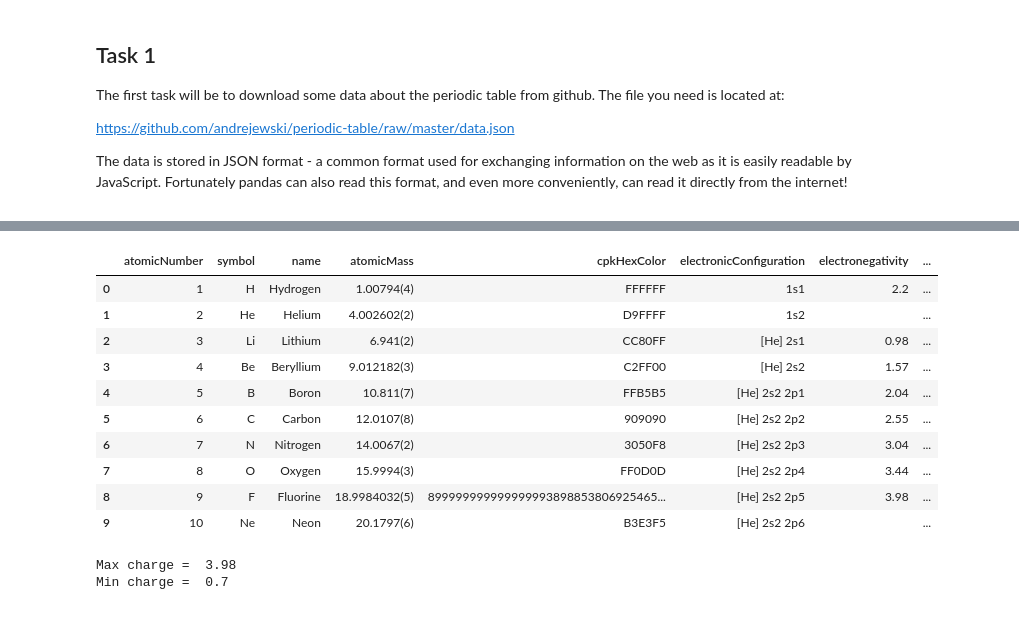
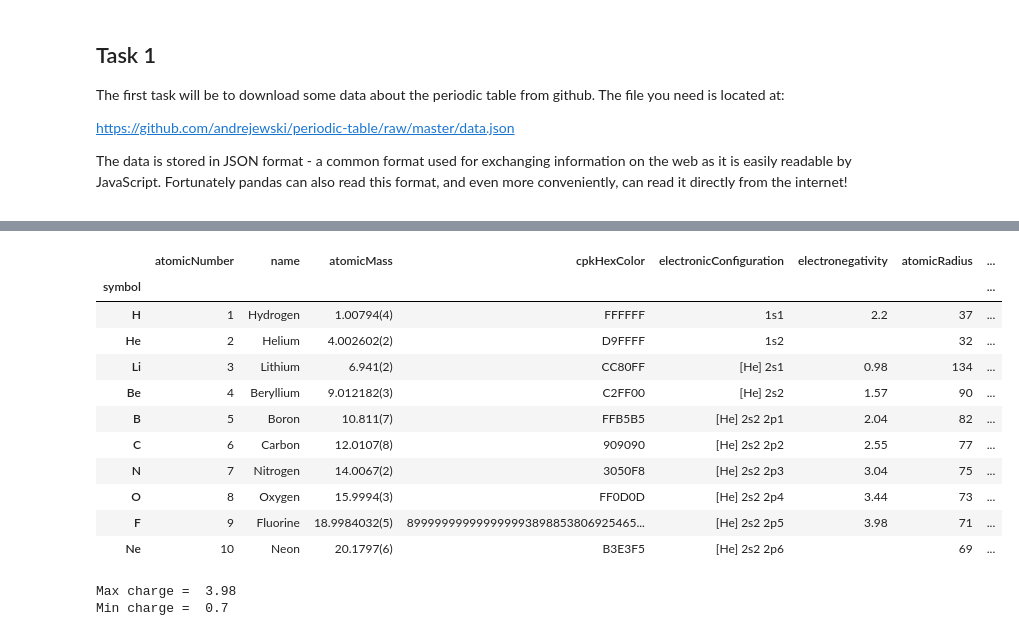
Before and after one commit to JoeyBream/python-challenges-2, a Jupyter notebook: PHYS2320 Lab 6.ipynb, the cells around one changed output, grey strips where cells are left out. Cells and saved outputs as stored; diff of their text form; code cells hidden in the pictures.

```diff
--- a/PHYS2320 Lab 6.ipynb
+++ b/PHYS2320 Lab 6.ipynb
@@ -333,20 +345,21 @@ The data is stored in JSON format - a common format used for exchanging informat
 periodic_table=pd.read_json("https://github.com/andrejewski/periodic-table/raw/master/data.json")
 # %%
 '''1. Set the index of the data frame to be the chemical symbol of the element'''
-# periodic_table = periodic_table.set_index("atomicNumber")
-# periodic_table.head(10)
+periodic_table = periodic_table.set_index("symbol")
+periodic_table.head(10)
 # %% [output]
-|  | atomicNumber | symbol | name | atomicMass | cpkHexColor | electronicConfiguration | electronegativity | ... |
-| 0 | 1 | H | Hydrogen | 1.00794(4) | FFFFFF | 1s1 | 2.2 | ... |
-| 1 | 2 | He | Helium | 4.002602(2) | D9FFFF | 1s2 |  | ... |
-| 2 | 3 | Li | Lithium | 6.941(2) | CC80FF | [He] 2s1 | 0.98 | ... |
-| 3 | 4 | Be | Beryllium | 9.012182(3) | C2FF00 | [He] 2s2 | 1.57 | ... |
-| 4 | 5 | B | Boron | 10.811(7) | FFB5B5 | [He] 2s2 2p1 | 2.04 | ... |
-| 5 | 6 | C | Carbon | 12.0107(8) | 909090 | [He] 2s2 2p2 | 2.55 | ... |
-| 6 | 7 | N | Nitrogen | 14.0067(2) | 3050F8 | [He] 2s2 2p3 | 3.04 | ... |
-| 7 | 8 | O | Oxygen | 15.9994(3) | FF0D0D | [He] 2s2 2p4 | 3.44 | ... |
-| 8 | 9 | F | Fluorine | 18.9984032(5) | 899999999999999993898853806925465... | [He] 2s2 2p5 | 3.98 | ... |
-| 9 | 10 | Ne | Neon | 20.1797(6) | B3E3F5 | [He] 2s2 2p6 |  | ... |
+|  | atomicNumber | name | atomicMass | cpkHexColor | electronicConfiguration | electronegativity | atomicRadius | ... |
+| symbol |  |  |  |  |  |  |  | ... |
+| H | 1 | Hydrogen | 1.00794(4) | FFFFFF | 1s1 | 2.2 | 37 | ... |
+| He | 2 | Helium | 4.002602(2) | D9FFFF | 1s2 |  | 32 | ... |
+| Li | 3 | Lithium | 6.941(2) | CC80FF | [He] 2s1 | 0.98 | 134 | ... |
+| Be | 4 | Beryllium | 9.012182(3) | C2FF00 | [He] 2s2 | 1.57 | 90 | ... |
+| B | 5 | Boron | 10.811(7) | FFB5B5 | [He] 2s2 2p1 | 2.04 | 82 | ... |
+| C | 6 | Carbon | 12.0107(8) | 909090 | [He] 2s2 2p2 | 2.55 | 77 | ... |
+| N | 7 | Nitrogen | 14.0067(2) | 3050F8 | [He] 2s2 2p3 | 3.04 | 75 | ... |
+| O | 8 | Oxygen | 15.9994(3) | FF0D0D | [He] 2s2 2p4 | 3.44 | 73 | ... |
+| F | 9 | Fluorine | 18.9984032(5) | 899999999999999993898853806925465... | [He] 2s2 2p5 | 3.98 | 71 | ... |
+| Ne | 10 | Neon | 20.1797(6) | B3E3F5 | [He] 2s2 2p6 |  | 69 | ... |
 # %%
 '''2. Identify the most electronegative and least electronegative element in the data set
 NBSome of the data has missing values and in the original data this is represented by an empty string ''.
```
Also changed, not shown: parts of 5 cells of this notebook, 1 other file.
